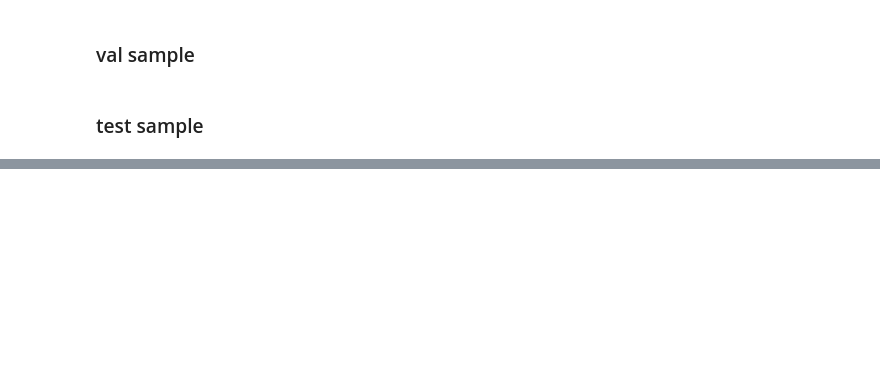
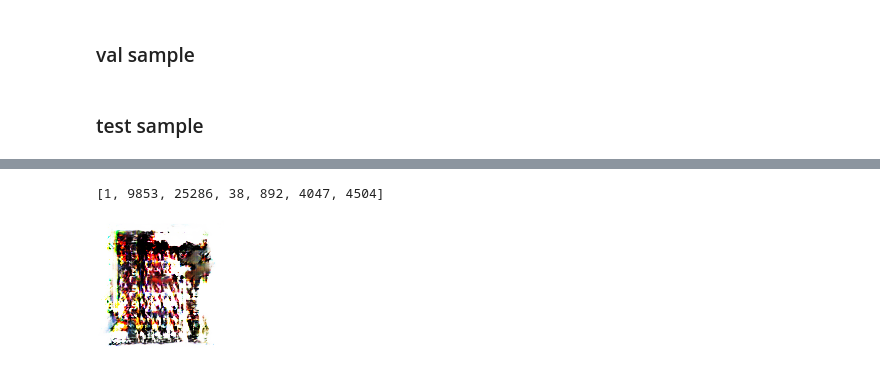
Before and after one commit to junwoopark92/TAC-GAN-eCommerce, a Jupyter notebook: demo_code.ipynb, the cells around one changed output, grey strips where cells are left out. Drawn from its saved outputs; the diff is of its cells as text; code cells hidden in the pictures; blank space fills up the shorter version.

```diff
--- a/demo_code.ipynb
+++ b/demo_code.ipynb
@@ -161,0 +71,4 @@ TypeError: 'int' object is not iterable
+# %%
+%%time
+config = ges_Aonfig('configs/config-real.yaml')['PARSEMETA']
+parser = EcommerceDataParser(config, use=True)
@@ -161,0 +93,16 @@ TypeError: 'int' object is not iterable
+# %%
+print(parser.text2wp('the serious observer s baseball scorebook'))
+# %% [output]
+[1, 9853, 25286, 38, 892, 4047, 4504]
+# %%
+index = 4
+noise = Variable(torch.randn(1, n_z))
+noise.data.normal_(0,1)
+caption = parser.text2vec('chao thai brand coconut cream powder 13 oz box').reshape(1,-1)
+caption = torch.from_numpy(caption)
+fake = netG(noise, caption)
+# %%
+imgs = transform(fake[0].data)
+imgs
+# %% [output]
+[figure, added]
```
Also changed, not shown: parts of 33 cells of this notebook.
